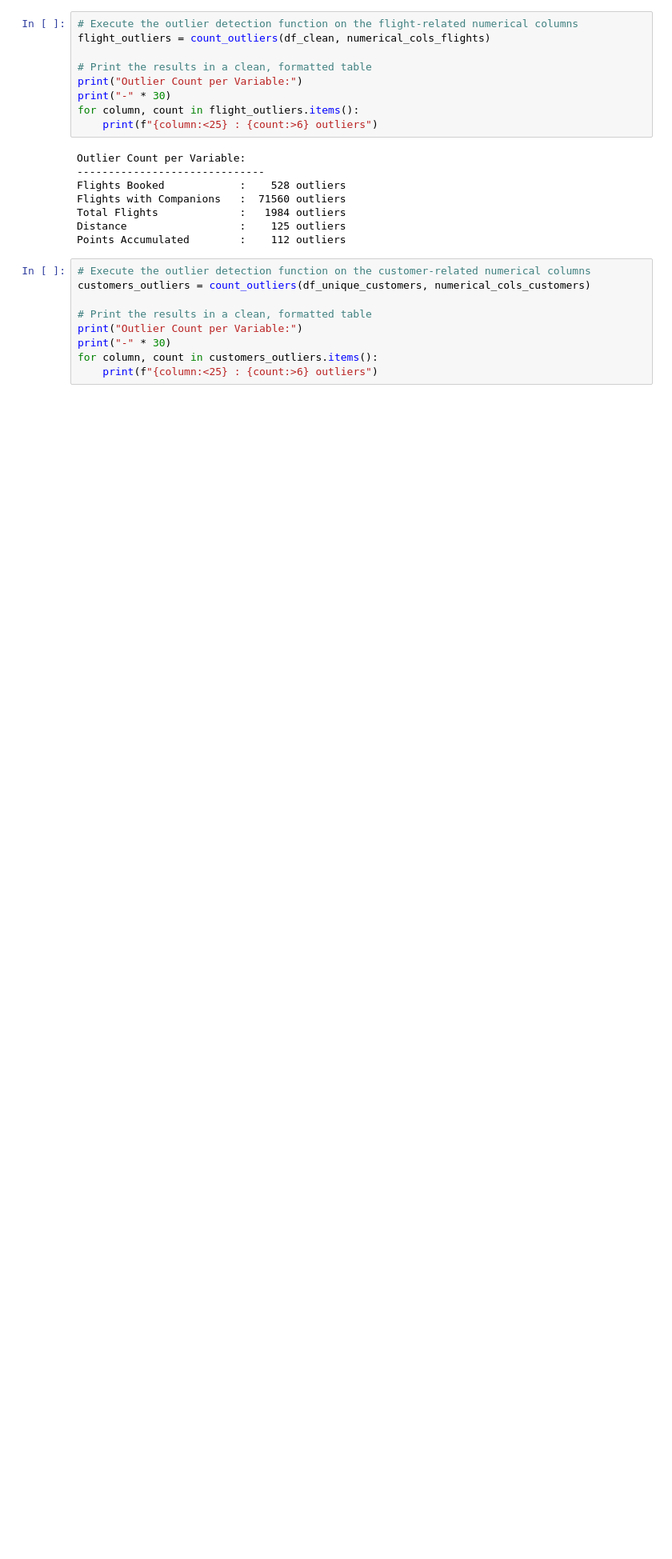
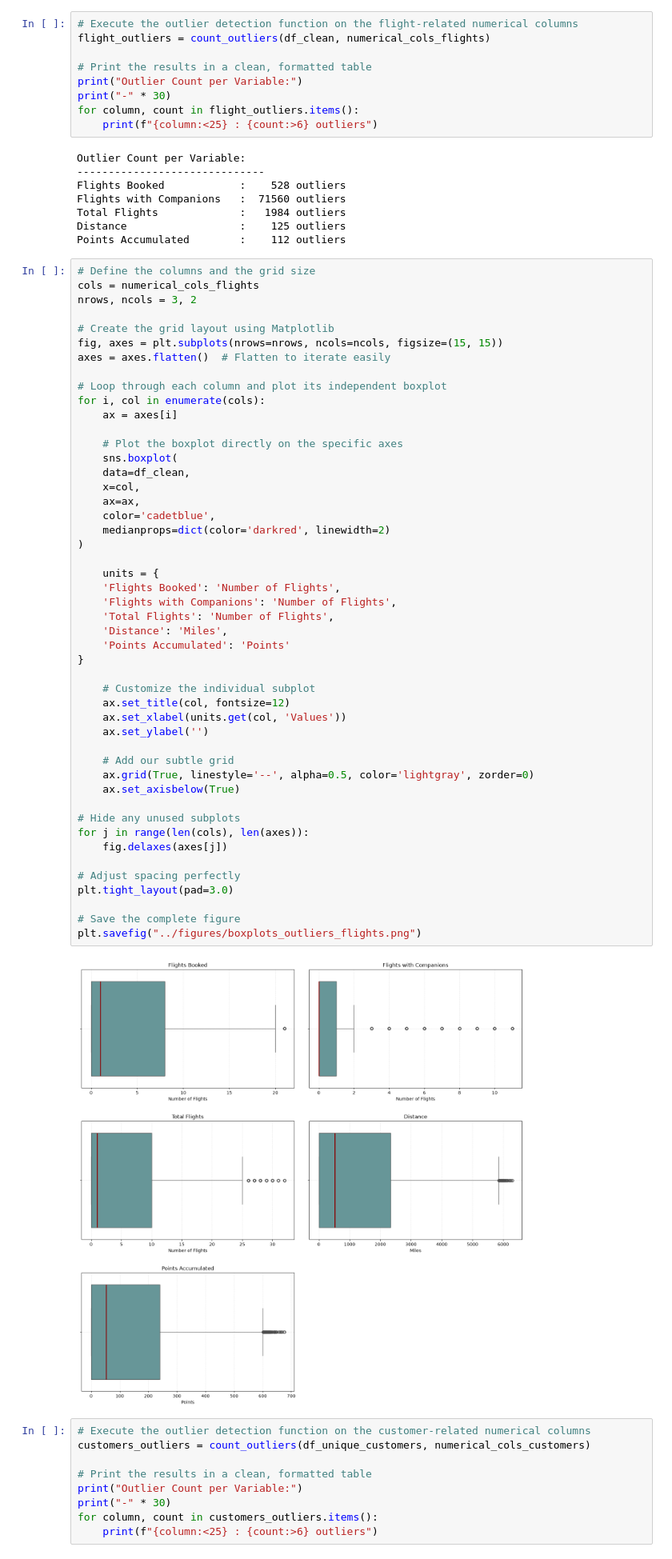
Before and after one commit to Adalab/bda-modulo-3-evaluacion-final-MATC-90, a Jupyter notebook: src/notebooks/02_Statistical_Analysis_and_Data_Visualization.ipynb, the cells around one changed output. Shown at 80% size. Drawn from its saved outputs; the diff is of its cells as text; blank space fills up the shorter version.

```diff
--- a/src/notebooks/02_Statistical_Analysis_and_Data_Visualization.ipynb
+++ b/src/notebooks/02_Statistical_Analysis_and_Data_Visualization.ipynb
@@ -159,6 +194,56 @@ Flights with Companions   :  71560 outliers
 Total Flights             :   1984 outliers
 Distance                  :    125 outliers
 Points Accumulated        :    112 outliers
+# %%
+# Define the columns and the grid size
+cols = numerical_cols_flights
+nrows, ncols = 3, 2
+
+# Create the grid layout using Matplotlib
+fig, axes = plt.subplots(nrows=nrows, ncols=ncols, figsize=(15, 15))
+axes = axes.flatten()  # Flatten to iterate easily
+
+# Loop through each column and plot its independent boxplot
+for i, col in enumerate(cols):
+    ax = axes[i]
+
+    # Plot the boxplot directly on the specific axes
+    sns.boxplot(
+    data=df_clean,
+    x=col,
+    ax=ax,
+    color='cadetblue',
+    medianprops=dict(color='darkred', linewidth=2)
+)
+
+    units = {
+    'Flights Booked': 'Number of Flights',
+    'Flights with Companions': 'Number of Flights',
+    'Total Flights': 'Number of Flights',
+    'Distance': 'Miles',
+    'Points Accumulated': 'Points'
+}
+
+    # Customize the individual subplot
+    ax.set_title(col, fontsize=12)
+    ax.set_xlabel(units.get(col, 'Values'))
+    ax.set_ylabel('')
+
+    # Add our subtle grid
+    ax.grid(True, linestyle='--', alpha=0.5, color='lightgray', zorder=0)
+    ax.set_axisbelow(True)
+
+# Hide any unused subplots
+for j in range(len(cols), len(axes)):
+    fig.delaxes(axes[j])
+
+# Adjust spacing perfectly
+plt.tight_layout(pad=3.0)
+
+# Save the complete figure
+plt.savefig("../figures/boxplots_outliers_flights.png")
+# %% [output]
+[figure, added]
 # %%
 # Execute the outlier detection function on the customer-related numerical columns
 customers_outliers = count_outliers(df_unique_customers, numerical_cols_customers)
```
Also changed, not shown: parts of 7 cells of this notebook, 4 other files.
